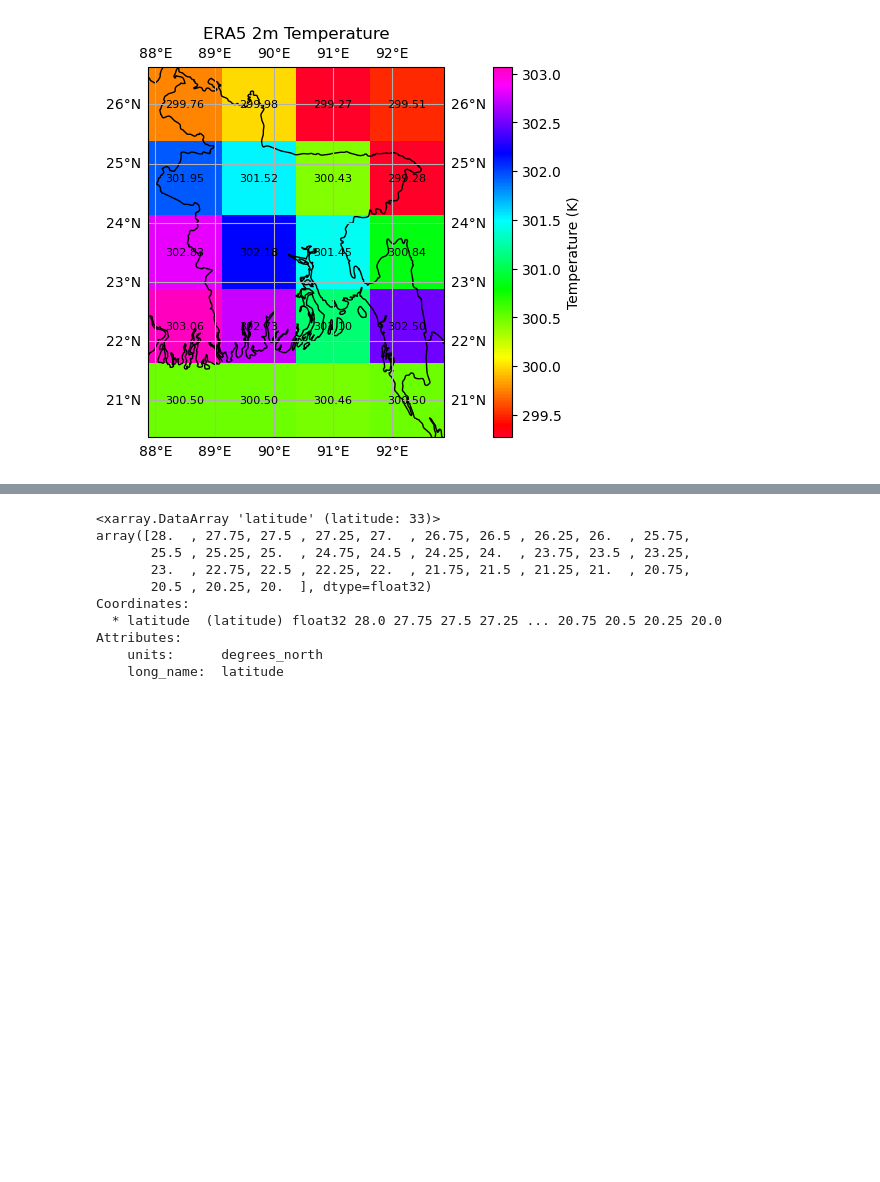
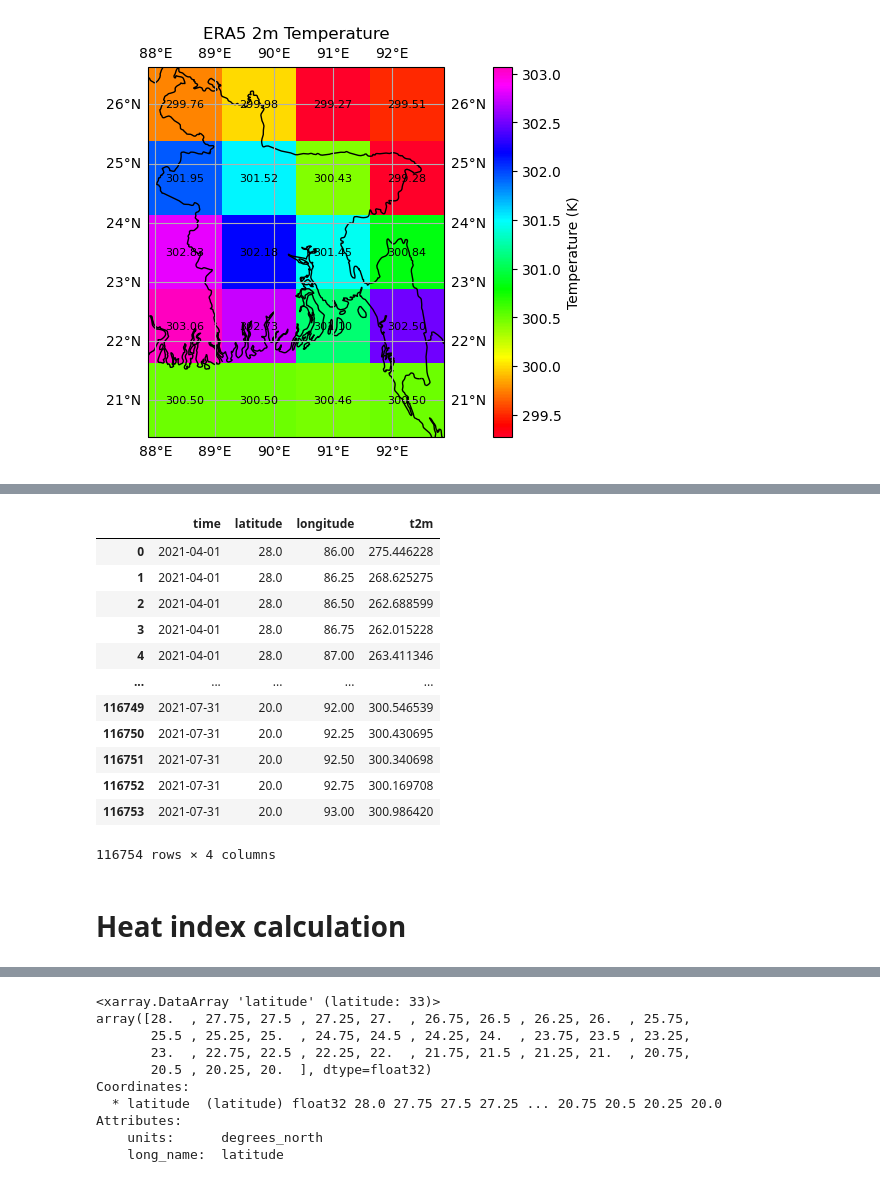
Before and after one commit to ti-sanjid/ML_HW, a Jupyter notebook: ERA 5 data /Exploring Codeds.ipynb, the cells around one changed output, grey strips where cells are left out. Drawn from its saved outputs; the diff is of its cells as text; code cells hidden in the pictures; blank space fills up the shorter version.

```diff
--- a/ERA 5 data /Exploring Codeds.ipynb
+++ b/ERA 5 data /Exploring Codeds.ipynb
@@ -748,0 +815,23 @@ plt.show()
+# %%
+import os
+from tqdm.auto import tqdm
+
+# # Define the directory path
+directory_path = '/mnt/1A42C1DD42C1BE2F/MyProjects/ML_HEATWAVE/ERA 5 /Era5 Temperature'
+#change
+
+# Loop through all files in the directory
+for filename in tqdm(os.listdir(directory_path)):
+    if filename.endswith('.nc'):  # Assuming you want to process only netcdf files
+        file_path = os.path.join(directory_path, filename)
+        # Process the file here
+        ds = xr.open_dataset(file_path)
+        ds_daily = ds.t2m.resample(time='D').mean() #change
+        ds_daily = ds_daily.sel(time=(ds_daily['time.month'] >= 3) & (ds_daily['time.month'] <= 10))
+        new_lat = np.arange(26,20.26, -1.25).astype(np.float32)
+        new_lon = np.arange(88.50,92.76, 1.25).astype(np.float32)
+        resized_ds = ds_daily.interp(latitude=new_lat, longitude=new_lon)
+        df = resized_ds.to_dataframe()
+        df=df.reset_index()
+        #change
+        df.to_csv(f'/mnt/1A42C1DD42C1BE2F/MyProjects/ML_HEATWAVE/ERA 5 /Era5 Temperature/t2m csv files/t2m.{filename[12:-3]}.csv',index=False)
@@ -748,0 +879,3 @@ plt.show()
+# %%
+ds=ds.t2m.resample(time="D").mean()
+ds
@@ -748,0 +921,3 @@ plt.show()
+# %%
+df=ds.to_dataframe()
+df
@@ -748,0 +939,16 @@ plt.show()
+# %%
+df.reset_index()
+# %% [output]
+|  | time | latitude | longitude | t2m |
+| 0 | 2021-04-01 | 28.0 | 86.00 | 275.446228 |
+| 1 | 2021-04-01 | 28.0 | 86.25 | 268.625275 |
+| 2 | 2021-04-01 | 28.0 | 86.50 | 262.688599 |
+| 3 | 2021-04-01 | 28.0 | 86.75 | 262.015228 |
+| 4 | 2021-04-01 | 28.0 | 87.00 | 263.411346 |
+| ... | ... | ... | ... | ... |
+| 116749 | 2021-07-31 | 20.0 | 92.00 | 300.546539 |
+| 116750 | 2021-07-31 | 20.0 | 92.25 | 300.430695 |
+| 116751 | 2021-07-31 | 20.0 | 92.50 | 300.340698 |
+| 116752 | 2021-07-31 | 20.0 | 92.75 | 300.169708 |
+| 116753 | 2021-07-31 | 20.0 | 93.00 | 300.986420 |
+116754 rows × 4 columns
@@ -748,0 +978,2 @@ plt.show()
+# %% [markdown]
+# Heat index calculation
```
Also changed, not shown: parts of 20 cells of this notebook, 6 other files.
